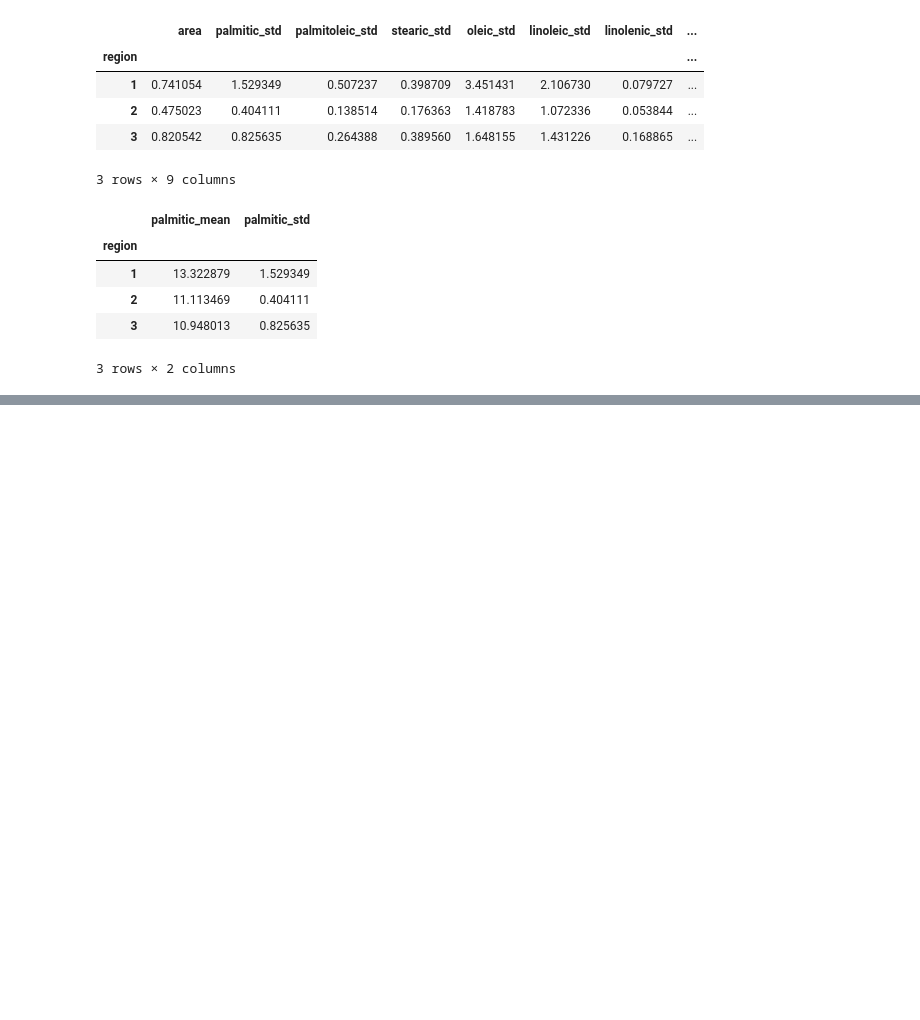
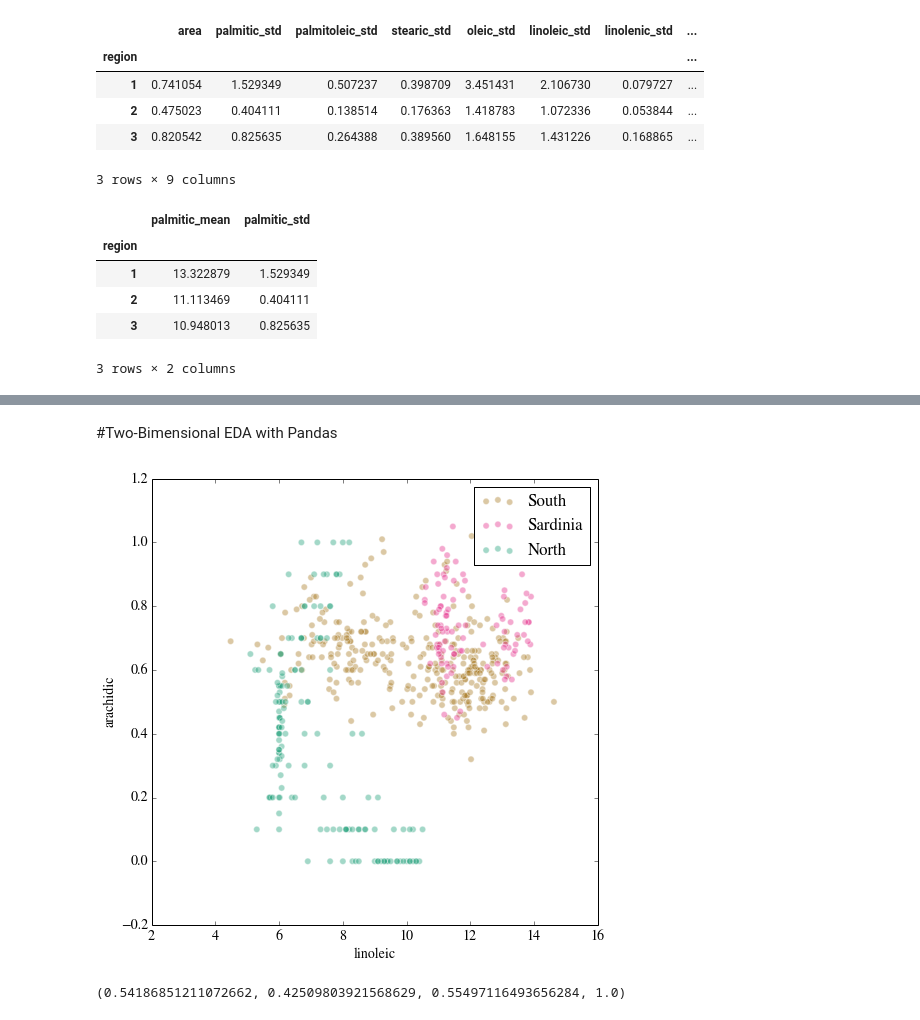
Before and after one commit to tfolkman/CS109, a Jupyter notebook: Week3/Lab3.ipynb, the cells around one changed output, grey strips where cells are left out. Cells and saved outputs as stored; diff of their text form; code cells hidden in the pictures; blank space fills up the shorter version.

```diff
--- a/Week3/Lab3.ipynb
+++ b/Week3/Lab3.ipynb
@@ -265,0 +392,36 @@ Name: palmitic, dtype: float64
+# %% [markdown]
+#Two-Bimensional EDA with Pandas
+# %%
+# just do the boxplot without the marginals to split the north out
+def make2d(df, scatterx, scattery, by="region", labeler={}):
+    figure=plt.figure(figsize=(8,8))
+    ax=plt.gca()
+    cs=list(np.linspace(0,1,len(df.groupby(by))))
+    xlimsd={}
+    ylimsd={}
+    xs={}
+    ys={}
+    cold={}
+    for k,g in df.groupby(by):
+        col=cs.pop()
+        x=g[scatterx]
+        y=g[scattery]
+        xs[k]=x
+        ys[k]=y
+        c=dark2_cmap.mpl_colormap(col)
+        cold[k]=c
+        ax.scatter(x, y, c=c, label=labeler.get(k,k), s=40, alpha=0.4);
+        xlimsd[k]=ax.get_xlim()
+        ylimsd[k]=ax.get_ylim()
+    xlims=[min([xlimsd[k][0] for k in xlimsd.keys()]), max([xlimsd[k][1] for k in xlimsd.keys()])]
+    ylims=[min([ylimsd[k][0] for k in ylimsd.keys()]), max([ylimsd[k][1] for k in ylimsd.keys()])]
+    ax.set_xlim(xlims)
+    ax.set_ylim(ylims)
+    ax.set_xlabel(scatterx)
+    ax.set_ylabel(scattery)
+    ax.grid(False)
+    return ax
+a=make2d(df, "linoleic","arachidic", labeler=rmap)
+a.legend(loc='best');
+# %% [output]
+[figure, added]
@@ -265,0 +430,4 @@ Name: palmitic, dtype: float64
+# %%
+dark2_cmap.mpl_colormap(.3)
+# %% [output]
+(0.54186851211072662, 0.42509803921568629, 0.55497116493656284, 1.0)
```
Also changed, not shown: parts of 15 cells of this notebook, 1 other file.
